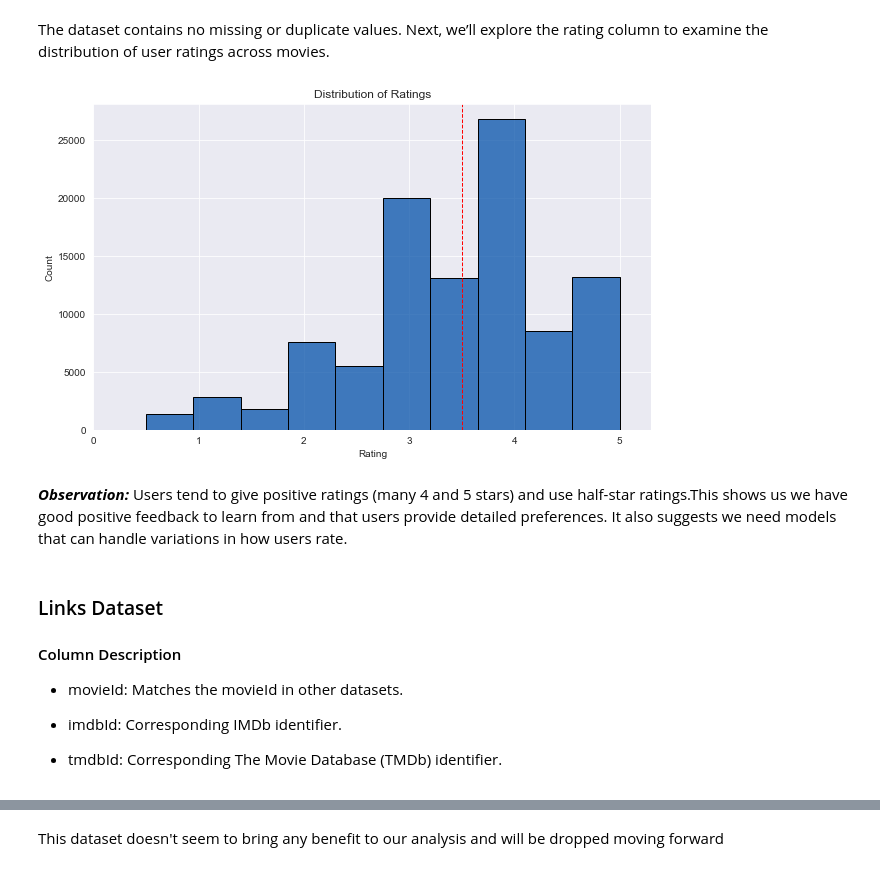
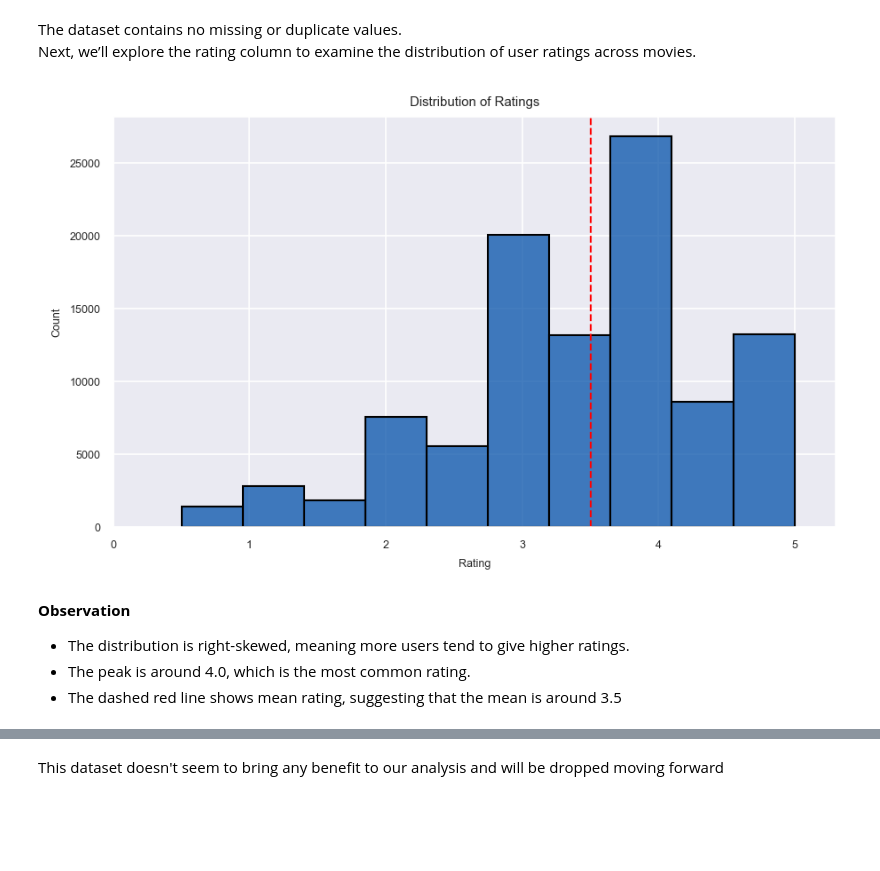
Before and after one commit to Kanyenje-Brian/MovieLens-Recommender, a Jupyter notebook: notebook.ipynb, the cells around one changed output, grey strips where cells are left out. Saved outputs shown, nothing was run; the diff lists cells and outputs as text; code cells hidden in the pictures; blank space fills up the shorter version.

```diff
--- a/notebook.ipynb
+++ b/notebook.ipynb
@@ -270,26 +243,22 @@ The dataset contains no missing or duplicate values.
 Next, we’ll explore the rating column to examine the distribution of user ratings across movies.
 # %%
 # Visualize the distribution of ratings
-plt.figure(figsize=(10, 6))
+plt.figure(figsize=(7, 4), dpi=150)
+mpl.rcParams.update({'font.size': 6})
 sns.set_style('darkgrid') # Set the style for seaborn
+sns.set_palette('deep') # Set the color palette for seaborn
 sns.histplot(ratings['rating'], bins=10, color="#0552AA", edgecolor='black')
 plt.axvline(ratings['rating'].mean(), color='red', linestyle='dashed', linewidth=1)
 plt.xticks(ticks=[0,1,2,3,4,5])
 plt.xlim(0, 5.3)
 plt.xlabel('Rating')
 plt.ylabel('Count')
 plt.title('Distribution of Ratings')
 plt.show();
 # %% [output]
-[figure, old version]
+[figure, new version]
 # %% [markdown]
-***Observation:*** Users tend to give positive ratings (many 4 and 5 stars) and use half-star ratings.This shows us we have good positive feedback to learn from and that users provide detailed preferences. It also suggests we need models that can handle variations in how users rate.
+**Observation**
+* The distribution is right-skewed, meaning more users tend to give higher ratings.
+* The peak is around 4.0, which is the most common rating.
+* The dashed red line shows mean rating, suggesting that the mean is around 3.5
-# %% [markdown]
-### Links Dataset
-
-#### Column Description
-- movieId: Matches the movieId in other datasets.
-
-- imdbId: Corresponding IMDb identifier.
-
-- tmdbId: Corresponding The Movie Database (TMDb) identifier.
```
Also changed, not shown: parts of 71 cells of this notebook.
